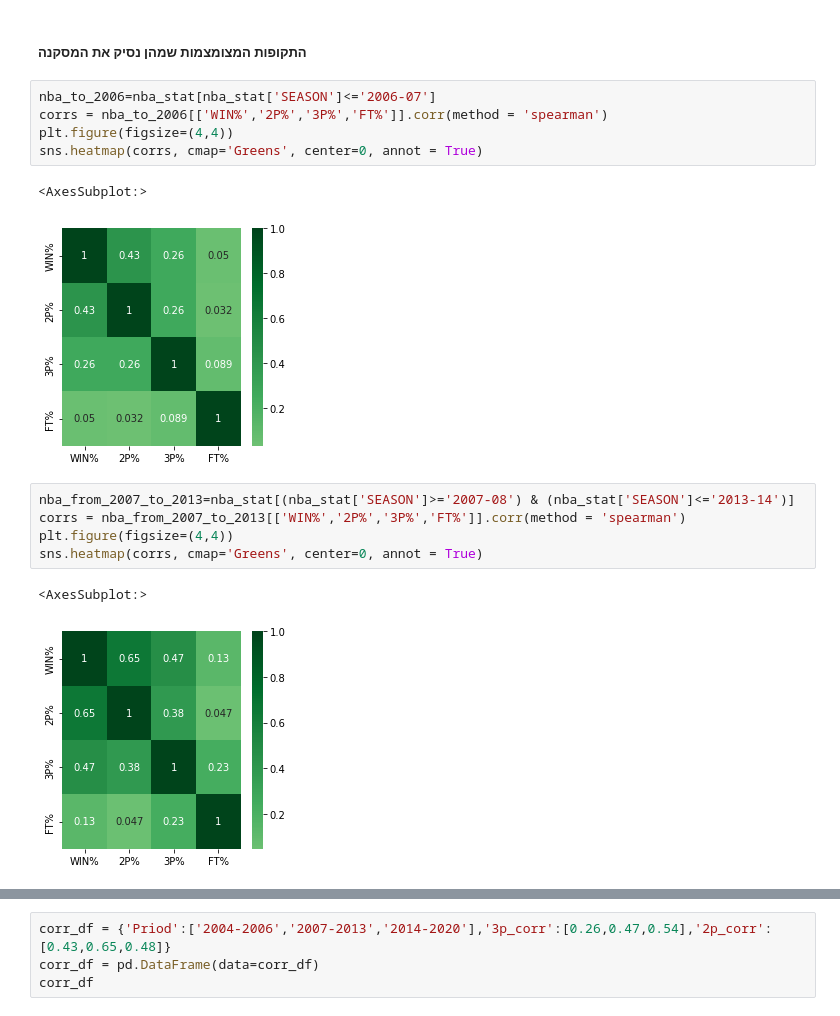
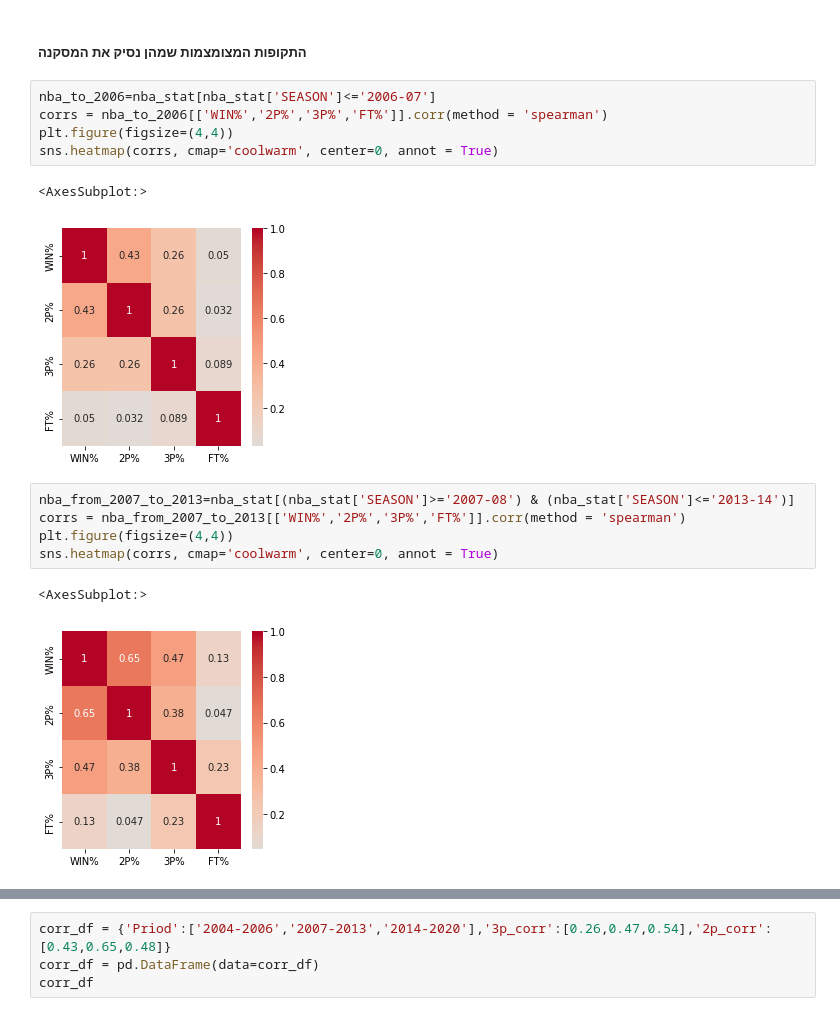
Before and after one commit to eytanmuzafi/data-science, a Jupyter notebook: project.ipynb, the cells around one changed output, grey strips where cells are left out. Saved outputs shown, nothing was run; the diff lists cells and outputs as text.

```diff
--- a/project.ipynb
+++ b/project.ipynb
@@ -402,18 +407,18 @@ sns.barplot(data=corr_3p_df,x='SEASON',y='corr',ax=axes[1],palette="colorblind")
 nba_to_2006=nba_stat[nba_stat['SEASON']<='2006-07']
 corrs = nba_to_2006[['WIN%','2P%','3P%','FT%']].corr(method = 'spearman')
 plt.figure(figsize=(4,4))
-sns.heatmap(corrs, cmap='Greens', center=0, annot = True)
+sns.heatmap(corrs, cmap='coolwarm', center=0, annot = True)
 # %% [output]
 <AxesSubplot:>
-[figure, old version]
+[figure, new version]
 # %%
 nba_from_2007_to_2013=nba_stat[(nba_stat['SEASON']>='2007-08') & (nba_stat['SEASON']<='2013-14')]
 corrs = nba_from_2007_to_2013[['WIN%','2P%','3P%','FT%']].corr(method = 'spearman')
 plt.figure(figsize=(4,4))
-sns.heatmap(corrs, cmap='Greens', center=0, annot = True)
+sns.heatmap(corrs, cmap='coolwarm', center=0, annot = True)
 # %% [output]
 <AxesSubplot:>
-[figure, old version]
+[figure, new version]
 # %%
 nba_from_2014=nba_stat[(nba_stat['SEASON']>='2014-15')]
 corrs = nba_from_2014[['WIN%','2P%','3P%','FT%']].corr(method = 'spearman')
```
Also changed, not shown: parts of 12 cells of this notebook.
